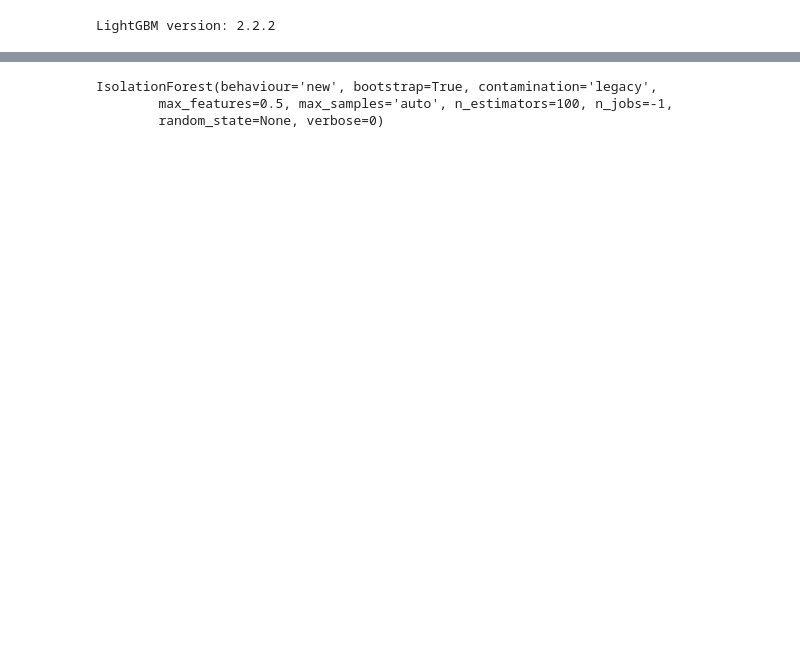
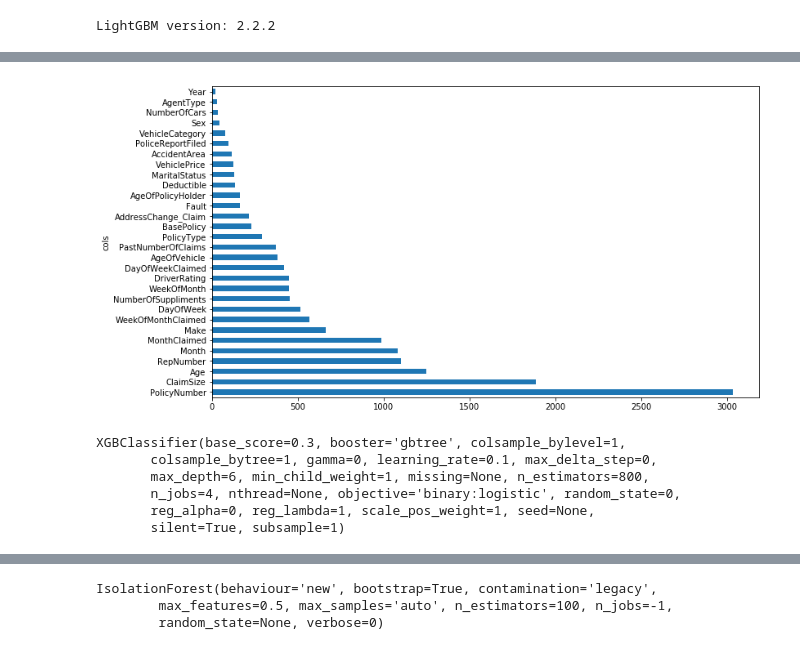
Before and after one commit to Siddharth-Singhs/EXL, a Jupyter notebook: EXL-Vaibhav.ipynb, the cells around one changed output, grey strips where cells are left out. Cells and saved outputs as stored; diff of their text form; code cells hidden in the pictures; blank space fills up the shorter version.

```diff
--- a/EXL-Vaibhav.ipynb
+++ b/EXL-Vaibhav.ipynb
@@ -248,0 +279,22 @@ OneClassSVM(cache_size=200, coef0=0.0, degree=3, gamma='scale', kernel='rbf',
+# %%
+def gbm_feat_importance(m, df):
+    return pd.DataFrame({'cols':df.columns, 'imp':m.feature_importance()}
+                       ).sort_values('imp', ascending=False)
+# %%
+# With Policy Number
+fi = gbm_feat_importance(clf, df)
+plot_fi(fi[:30]);
+# %% [output]
+[figure, added]
+# %%
+from xgboost import XGBClassifier
+m = XGBClassifier(n_estimators=800, n_jobs=4, base_score=0.3, max_depth=6)
+
+m.fit(X_cc, y_cc)
+# %% [output]
+XGBClassifier(base_score=0.3, booster='gbtree', colsample_bylevel=1,
+       colsample_bytree=1, gamma=0, learning_rate=0.1, max_delta_step=0,
+       max_depth=6, min_child_weight=1, missing=None, n_estimators=800,
+       n_jobs=4, nthread=None, objective='binary:logistic', random_state=0,
+       reg_alpha=0, reg_lambda=1, scale_pos_weight=1, seed=None,
+       silent=True, subsample=1)
```
Also changed, not shown: parts of 39 cells of this notebook, 1 other file.
